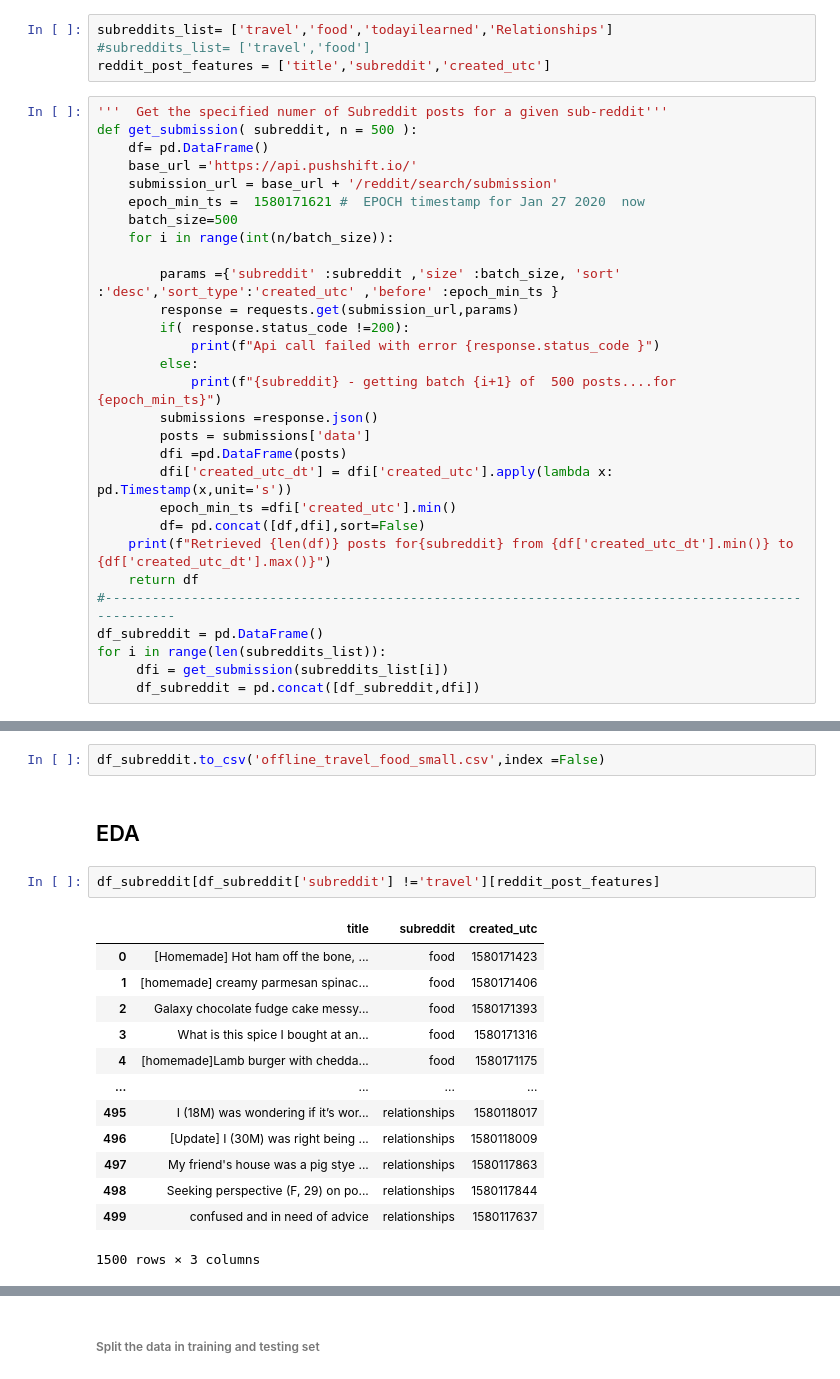
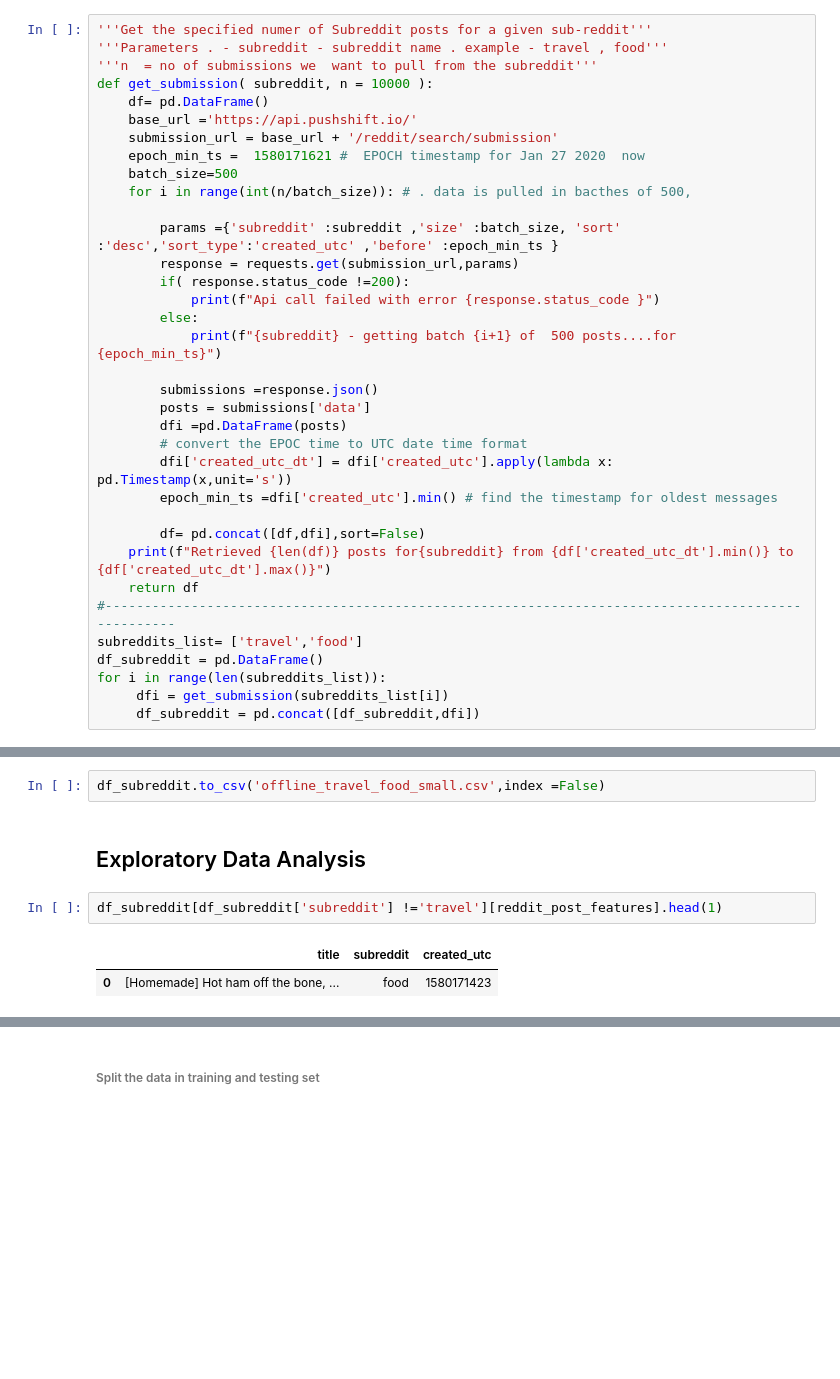
Before and after one commit to meghazavar/NLP_subreddit_classifier, a Jupyter notebook: reddit_classifier.ipynb, the cells around one changed output, grey strips where cells are left out. Saved outputs shown, nothing was run; the diff lists cells and outputs as text; blank space fills up the shorter version.

```diff
--- a/reddit_classifier.ipynb
+++ b/reddit_classifier.ipynb
@@ -35,16 +47,14 @@ Using Pushshift's API, you'll collect posts from two subreddits of your choosing
-# %%
-subreddits_list= ['travel','food','todayilearned','Relationships']
-#subreddits_list= ['travel','food']
-reddit_post_features = ['title','subreddit','created_utc']
 # %%
-'''  Get the specified numer of Subreddit posts for a given sub-reddit'''
-def get_submission( subreddit, n = 500 ):
+'''Get the specified numer of Subreddit posts for a given sub-reddit'''
+'''Parameters . - subreddit - subreddit name . example - travel , food'''
+'''n  = no of submissions we  want to pull from the subreddit'''
+def get_submission( subreddit, n = 10000 ):
     df= pd.DataFrame()
     base_url ='https://api.pushshift.io/'
     submission_url = base_url + '/reddit/search/submission'
     epoch_min_ts =  1580171621 #  EPOCH timestamp for Jan 27 2020  now
     batch_size=500
-    for i in range(int(n/batch_size)):
+    for i in range(int(n/batch_size)): # . data is pulled in bacthes of 500,
 
         params ={'subreddit' :subreddit ,'size' :batch_size, 'sort' :'desc','sort_type':'created_utc' ,'before' :epoch_min_ts }
         response = requests.get(submission_url,params)
@@ -52,15 +62,19 @@ def get_submission( subreddit, n = 500 ):
             print(f"Api call failed with error {response.status_code }")
         else:
             print(f"{subreddit} - getting batch {i+1} of  500 posts....for {epoch_min_ts}")
+
         submissions =response.json()
         posts = submissions['data']
         dfi =pd.DataFrame(posts)
+        # convert the EPOC time to UTC date time format
         dfi['created_utc_dt'] = dfi['created_utc'].apply(lambda x: pd.Timestamp(x,unit='s'))
-        epoch_min_ts =dfi['created_utc'].min()
+        epoch_min_ts =dfi['created_utc'].min() # find the timestamp for oldest messages
+
         df= pd.concat([df,dfi],sort=False)
     print(f"Retrieved {len(df)} posts for{subreddit} from {df['created_utc_dt'].min()} to {df['created_utc_dt'].max()}")
     return df
 #---------------------------------------------------------------------------------------------------
+subreddits_list= ['travel','food']
 df_subreddit = pd.DataFrame()
 for i in range(len(subreddits_list)):
      dfi = get_submission(subreddits_list[i])
@@ -94,20 +115,9 @@ len(df_subreddit)
 # %%
 df_subreddit.to_csv('offline_travel_food_small.csv',index =False)
-# %% [markdown]
-## EDA
+# %% [markdown]
+## Exploratory Data Analysis
 # %%
-df_subreddit[df_subreddit['subreddit'] !='travel'][reddit_post_features]
+df_subreddit[df_subreddit['subreddit'] !='travel'][reddit_post_features].head(1)
 # %% [output]
 |  | title | subreddit | created_utc |
 | 0 | [Homemade] Hot ham off the bone, ... | food | 1580171423 |
-| 1 | [homemade] creamy parmesan spinac... | food | 1580171406 |
-| 2 | Galaxy chocolate fudge cake messy... | food | 1580171393 |
-| 3 | What is this spice I bought at an... | food | 1580171316 |
-| 4 | [homemade]Lamb burger with chedda... | food | 1580171175 |
-| ... | ... | ... | ... |
-| 495 | I (18M) was wondering if it’s wor... | relationships | 1580118017 |
-| 496 | [Update] I (30M) was right being ... | relationships | 1580118009 |
-| 497 | My friend's house was a pig stye ... | relationships | 1580117863 |
-| 498 | Seeking perspective (F, 29) on po... | relationships | 1580117844 |
-| 499 | confused and in need of advice | relationships | 1580117637 |
-1500 rows × 3 columns
```
Also changed, not shown: parts of 43 cells of this notebook.
